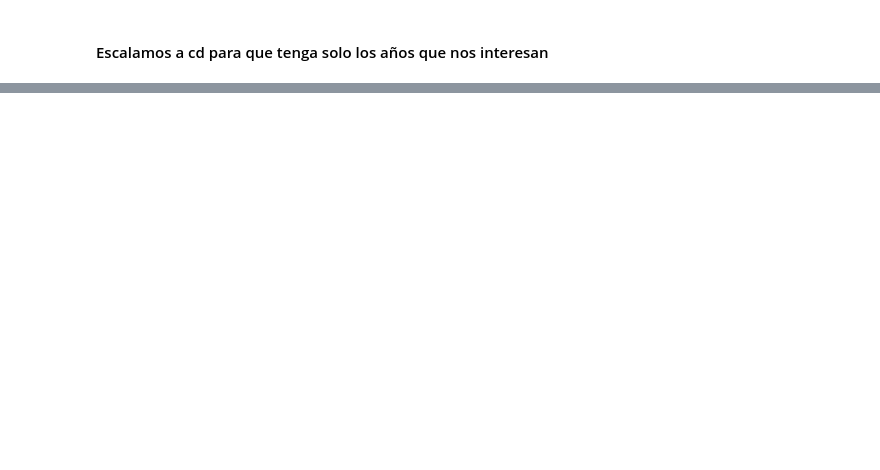
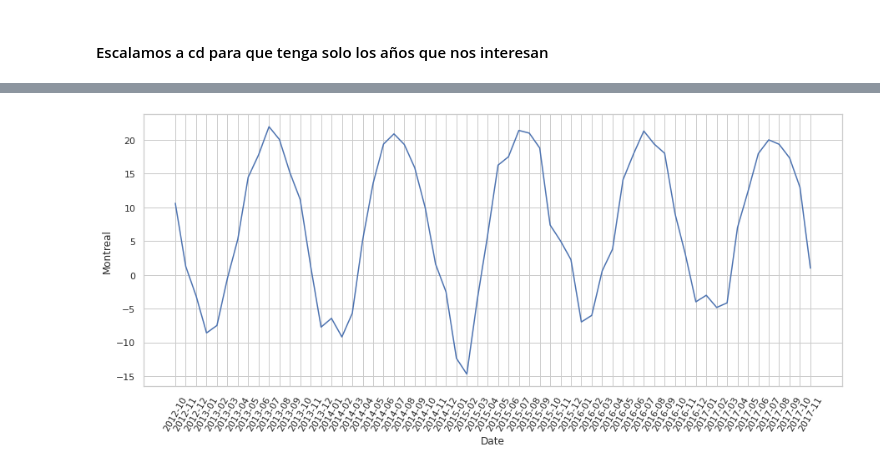
Before and after one commit to JulianTrufero/CO2-and-Temperatures-Seasonality, a Jupyter notebook: P (copy).ipynb, the cells around one changed output, grey strips where cells are left out. Cells and saved outputs as stored; diff of their text form; code cells hidden in the pictures; blank space fills up the shorter version.

```diff
--- a/P (copy).ipynb
+++ b/P (copy).ipynb
@@ -186,0 +179,5 @@ co2.head()
+# %%
+f = sns.lineplot(data=tyc, x="Date", y="Montreal")
+f.set_xticklabels(labels=tyc["Date"], rotation=60);
+# %% [output]
+[figure, added]
```
Also changed, not shown: parts of 40 cells of this notebook.
